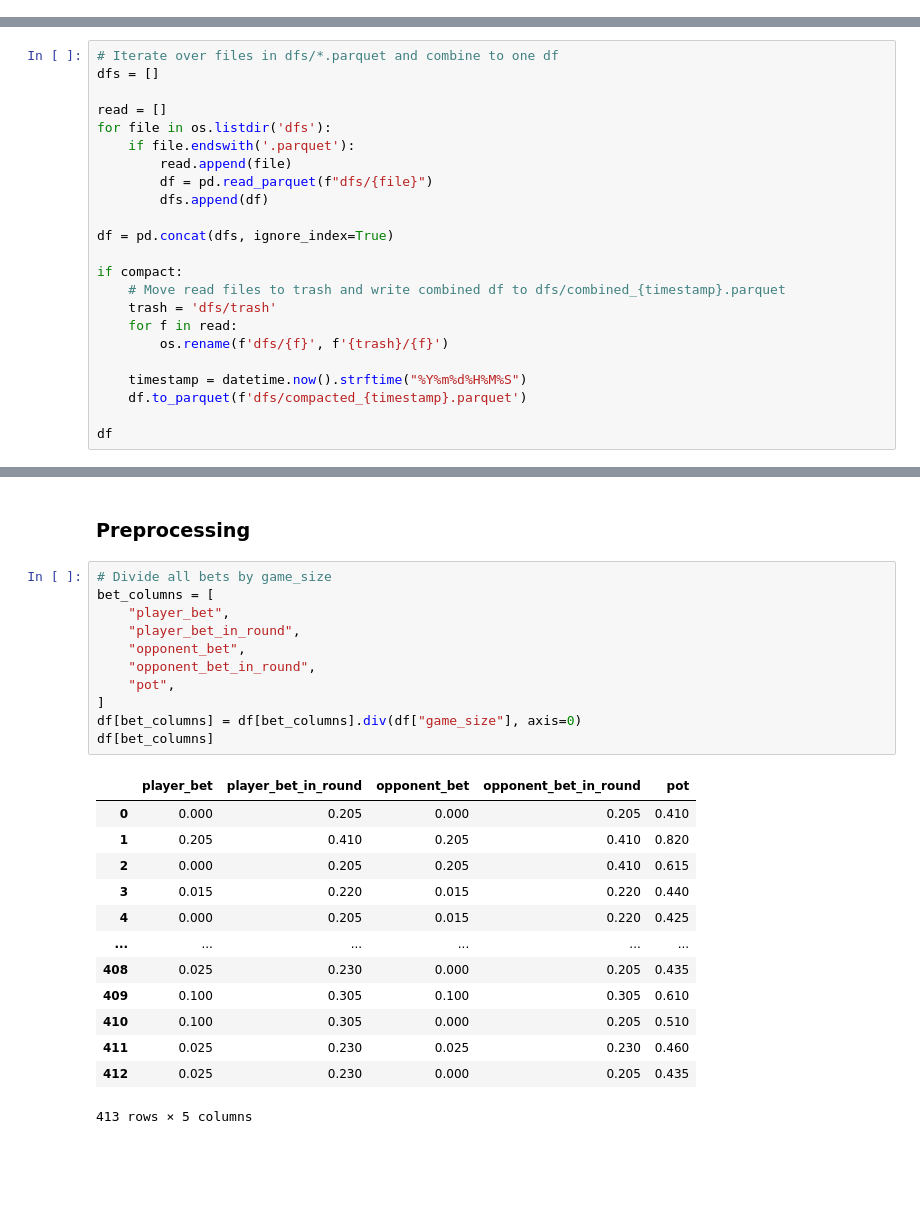
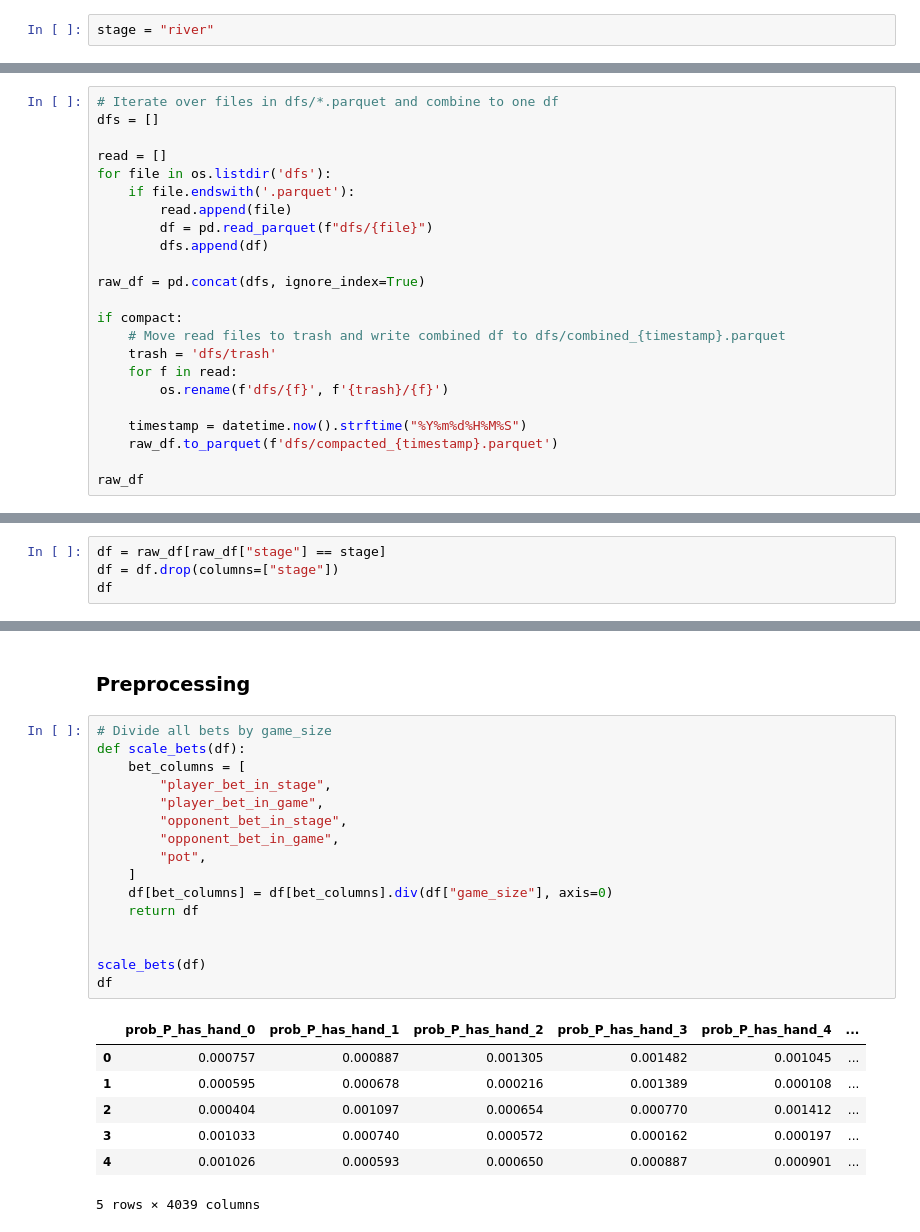
Before and after one commit to tjespe/texas-holdem-ai, a Jupyter notebook: train_nn.ipynb, the cells around one changed output, grey strips where cells are left out. Drawn from its saved outputs; the diff is of its cells as text; blank space fills up the shorter version.

```diff
--- a/train_nn.ipynb
+++ b/train_nn.ipynb
@@ -6,3 +7,5 @@ from datetime import datetime
+# %%
+stage = "river"
 # %% [markdown]
 ### Reading and compacting dfs
 # %%
@@ -18,7 +21,7 @@ for file in os.listdir('dfs'):
         df = pd.read_parquet(f"dfs/{file}")
         dfs.append(df)
 
-df = pd.concat(dfs, ignore_index=True)
+raw_df = pd.concat(dfs, ignore_index=True)
 
 if compact:
     # Move read files to trash and write combined df to dfs/combined_{timestamp}.parquet
@@ -27,8 +30,8 @@ if compact:
         os.rename(f'dfs/{f}', f'{trash}/{f}')
 
     timestamp = datetime.now().strftime("%Y%m%d%H%M%S")
-    df.to_parquet(f'dfs/compacted_{timestamp}.parquet')
+    raw_df.to_parquet(f'dfs/compacted_{timestamp}.parquet')
 
-df
+raw_df
 # %% [output]
 |  | prob_P_has_hand_0 | prob_P_has_hand_1 | prob_P_has_hand_2 | prob_P_has_hand_3 | prob_P_has_hand_4 | ... |
@@ -46,0 +44,4 @@ df
+# %%
+df = raw_df[raw_df["stage"] == stage]
+df = df.drop(columns=["stage"])
+df
@@ -48,26 +57,25 @@ df
 ### Preprocessing
 # %%
 # Divide all bets by game_size
-bet_columns = [
-    "player_bet",
-    "player_bet_in_round",
-    "opponent_bet",
-    "opponent_bet_in_round",
-    "pot",
-]
-df[bet_columns] = df[bet_columns].div(df["game_size"], axis=0)
-df[bet_columns]
+def scale_bets(df):
+    bet_columns = [
+        "player_bet_in_stage",
+        "player_bet_in_game",
+        "opponent_bet_in_stage",
+        "opponent_bet_in_game",
+        "pot",
+    ]
+    df[bet_columns] = df[bet_columns].div(df["game_size"], axis=0)
+    return df
+
+
+scale_bets(df)
+df
 # %% [output]
-|  | player_bet | player_bet_in_round | opponent_bet | opponent_bet_in_round | pot |
-| 0 | 0.000 | 0.205 | 0.000 | 0.205 | 0.410 |
-| 1 | 0.205 | 0.410 | 0.205 | 0.410 | 0.820 |
-| 2 | 0.000 | 0.205 | 0.205 | 0.410 | 0.615 |
-| 3 | 0.015 | 0.220 | 0.015 | 0.220 | 0.440 |
-| 4 | 0.000 | 0.205 | 0.015 | 0.220 | 0.425 |
-| ... | ... | ... | ... | ... | ... |
-| 408 | 0.025 | 0.230 | 0.000 | 0.205 | 0.435 |
-| 409 | 0.100 | 0.305 | 0.100 | 0.305 | 0.610 |
-| 410 | 0.100 | 0.305 | 0.000 | 0.205 | 0.510 |
-| 411 | 0.025 | 0.230 | 0.025 | 0.230 | 0.460 |
-| 412 | 0.025 | 0.230 | 0.000 | 0.205 | 0.435 |
+|  | prob_P_has_hand_0 | prob_P_has_hand_1 | prob_P_has_hand_2 | prob_P_has_hand_3 | prob_P_has_hand_4 | ... |
+| 0 | 0.000757 | 0.000887 | 0.001305 | 0.001482 | 0.001045 | ... |
+| 1 | 0.000595 | 0.000678 | 0.000216 | 0.001389 | 0.000108 | ... |
+| 2 | 0.000404 | 0.001097 | 0.000654 | 0.000770 | 0.001412 | ... |
+| 3 | 0.001033 | 0.000740 | 0.000572 | 0.000162 | 0.000197 | ... |
+| 4 | 0.001026 | 0.000593 | 0.000650 | 0.000887 | 0.000901 | ... |
-413 rows × 5 columns
+5 rows × 4039 columns
```
Also changed, not shown: parts of 9 cells of this notebook, 18 other files.
